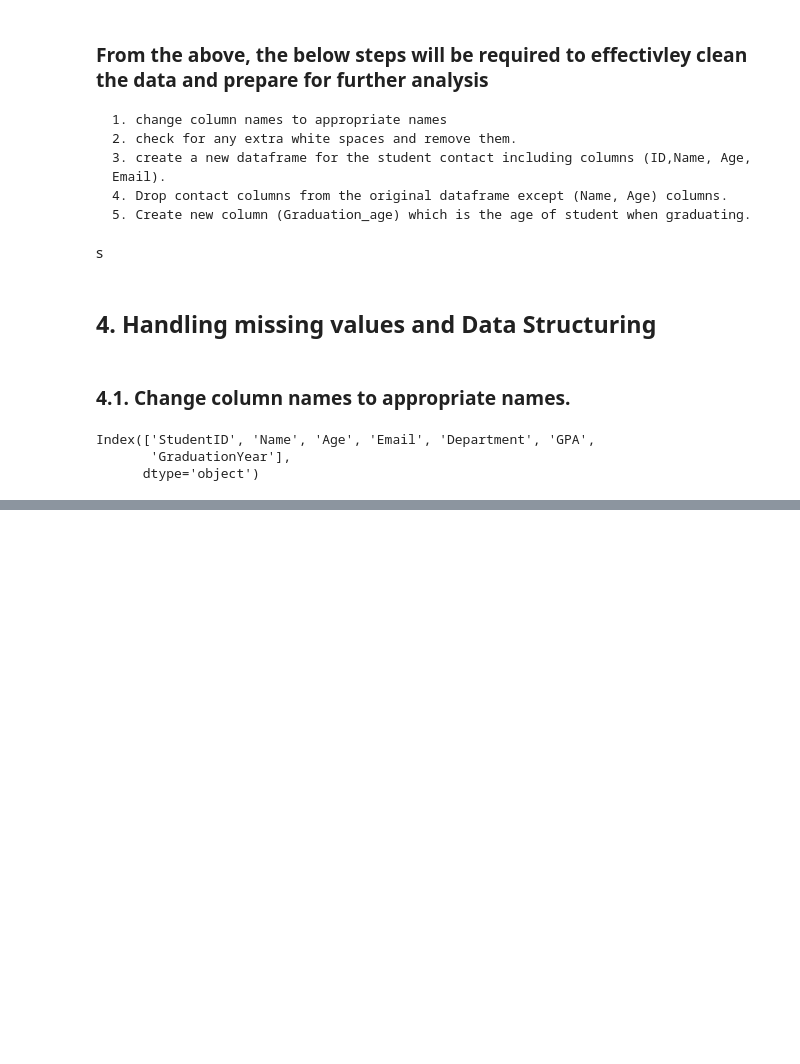
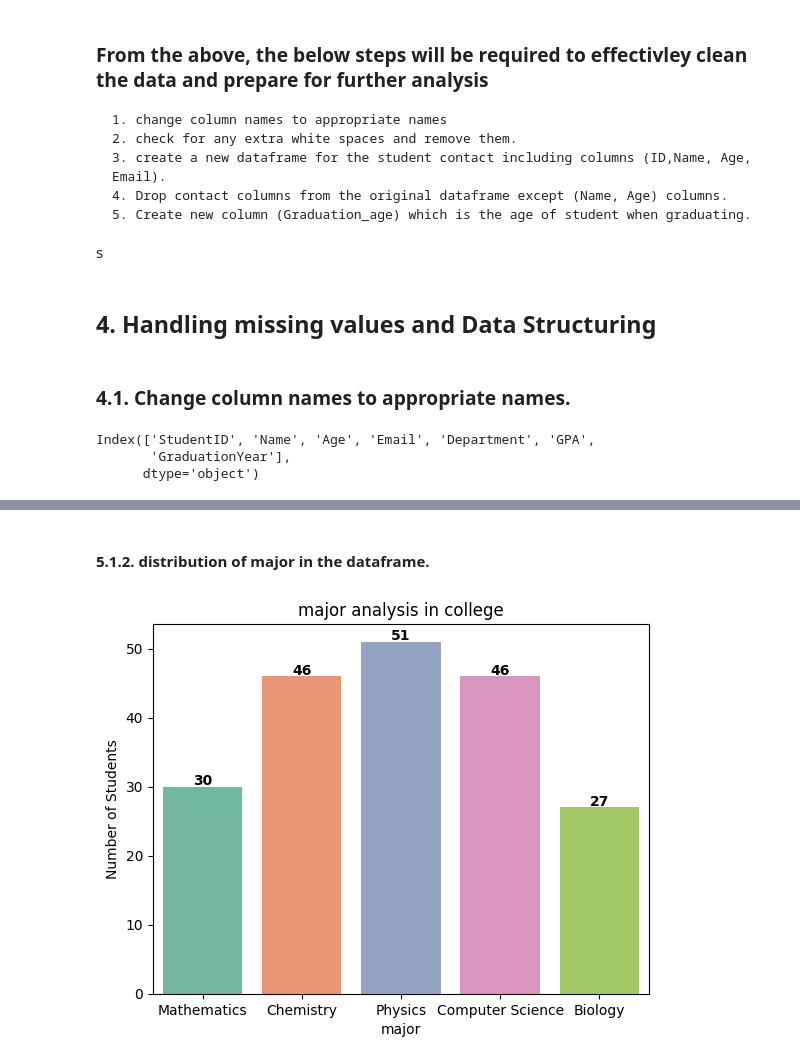
Before and after one commit to hagoog/student_information_EDA, a Jupyter notebook: student-information-eda.ipynb, the cells around one changed output, grey strips where cells are left out. Saved outputs shown, nothing was run; the diff lists cells and outputs as text; code cells hidden in the pictures; blank space fills up the shorter version.

```diff
--- a/student-information-eda.ipynb
+++ b/student-information-eda.ipynb
@@ -313,0 +425,20 @@ new_column_names = {
+# %% [markdown]
+#### 5.1.2. distribution of major in the dataframe.
+# %%
+ax = sns.countplot(data=df, x='major', palette='Set2')
+
+for p in ax.patches:
+    # Get the height of each bar (count of each category)
+    height = p.get_height()
+    # Add the label above the bar
+    ax.text(p.get_x() + p.get_width() / 2, height + 0.8, str(int(height)),
+            ha="center", va="center", fontsize=10, color='black', fontweight='bold')
+
+plt.title('major analysis in college')
+plt.xlabel('major')
+plt.ylabel('Number of Students')
+plt.show()
+# most of the students are in the three majors of (physics, chemistry and computer science)
+# the least number of students are in the other 2 majors (Biology and Mathematics)
+# %% [output]
+[figure, added]
```
Also changed, not shown: parts of 36 cells of this notebook.
